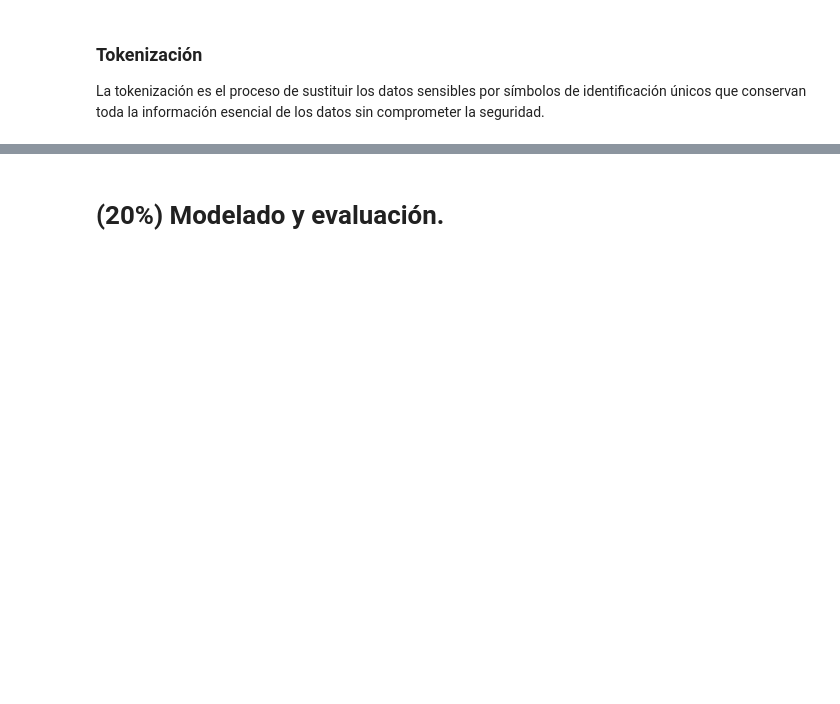
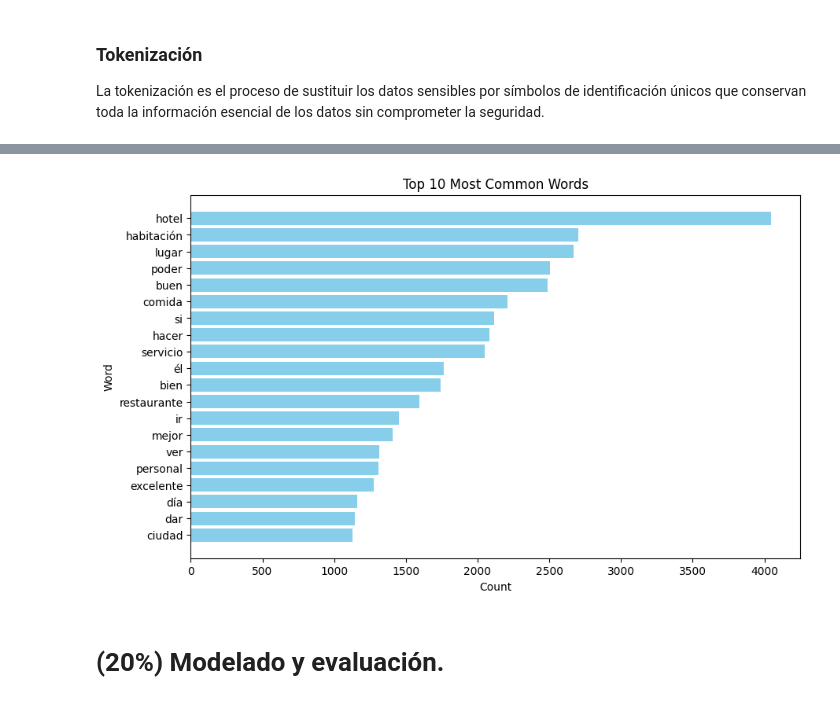
Before and after one commit to Feru34/Trabajos-BI, a Jupyter notebook: Proyecto_Analítica_de_textos.ipynb, the cells around one changed output, grey strips where cells are left out. Drawn from its saved outputs; the diff is of its cells as text; code cells hidden in the pictures; blank space fills up the shorter version.

```diff
--- a/Proyecto_Analítica_de_textos.ipynb
+++ b/Proyecto_Analítica_de_textos.ipynb
@@ -214,2 +225,25 @@ df
+# %%
+# Dividir la cadena en palabras individuales
+All_words = [word for sublist in df['Review_Normalizado'] for word in sublist]
+
+# Contar la frecuencia de cada palabra
+word_counts = Counter(All_words)
+
+# Obtener las 10 palabras más comunes
+most_common_words = word_counts.most_common(20)
+
+# Crear un DataFrame a partir de las palabras más comunes
+word_df = pd.DataFrame(most_common_words, columns=['word', 'count'])
+
+# Crear un gráfico de barras de las palabras más comunes
+plt.figure(figsize=(10, 6))
+plt.barh(word_df['word'], word_df['count'], color='skyblue')
+plt.xlabel('Count')
+plt.ylabel('Word')
+plt.title('Top 20 Most Common Words')
+plt.gca().invert_yaxis()
+plt.show()
+# %% [output]
+[figure, added]
 # %% [markdown]
 # **(20%) Modelado y evaluación.**
```
Also changed, not shown: parts of 15 cells of this notebook.
